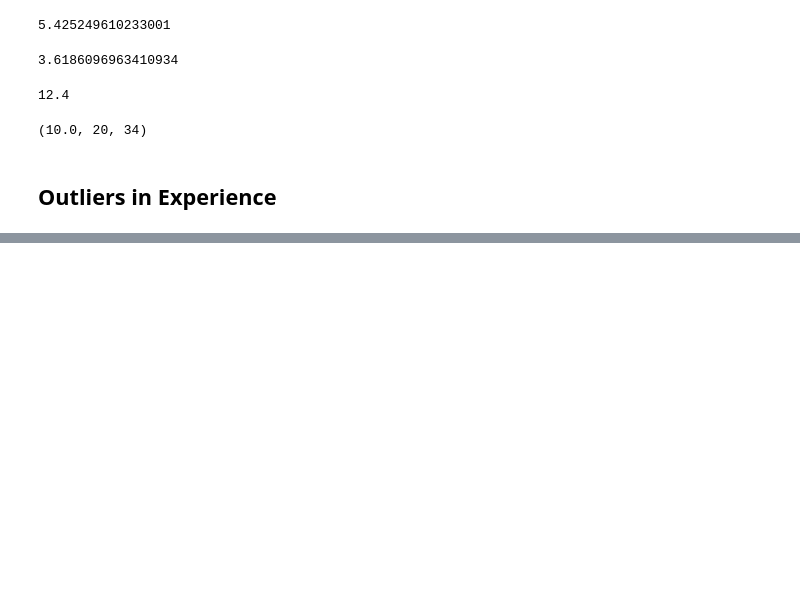
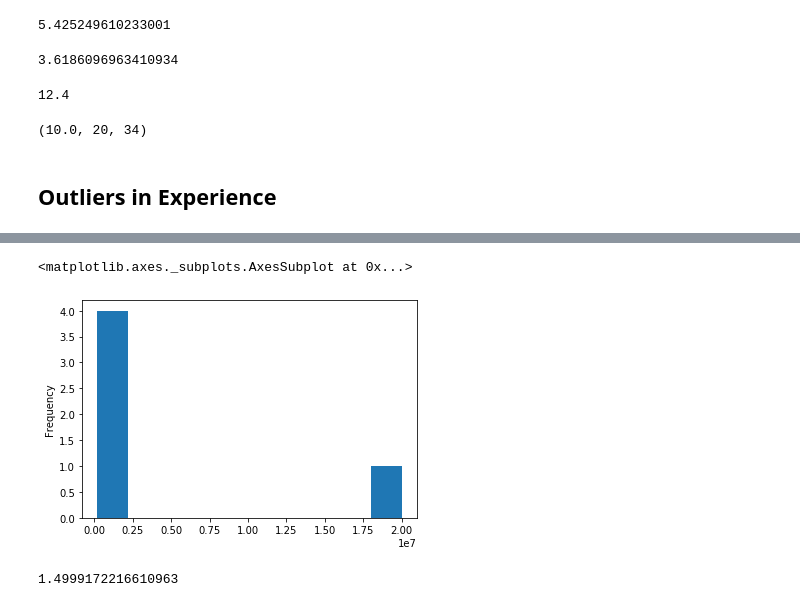
Before and after one commit to srikanthpragada/DS_06_APR_2020, a Jupyter notebook: stats_demo.ipynb, the cells around one changed output, grey strips where cells are left out. Saved outputs shown, nothing was run; the diff lists cells and outputs as text; code cells hidden in the pictures; blank space fills up the shorter version.

```diff
--- a/stats_demo.ipynb
+++ b/stats_demo.ipynb
@@ -111,0 +133,3 @@ pandas.core.series.Series
+# %%
+salaries = pd.Series([200000,300000, 20000000,300000,250000])
+ages = pd.Series([20,25,30,40,24])
@@ -111,0 +147,9 @@ pandas.core.series.Series
+# %%
+salaries.plot.hist()
+# %% [output]
+<matplotlib.axes._subplots.AxesSubplot at 0x...>
+[figure, added]
+# %%
+ss.skew(salaries)
+# %% [output]
+1.4999172216610963
```
Also changed, not shown: parts of 21 cells of this notebook, 1 other file.
